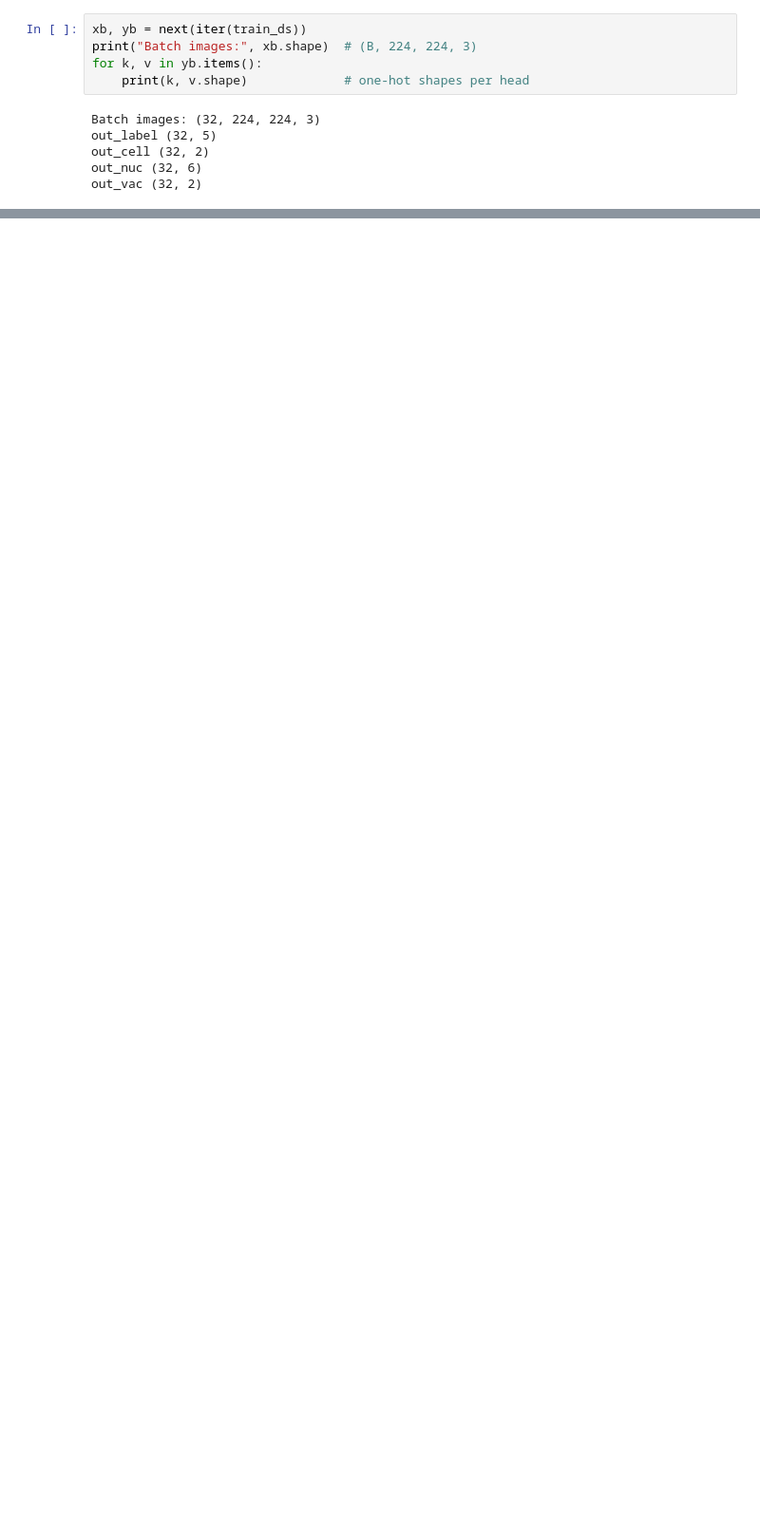
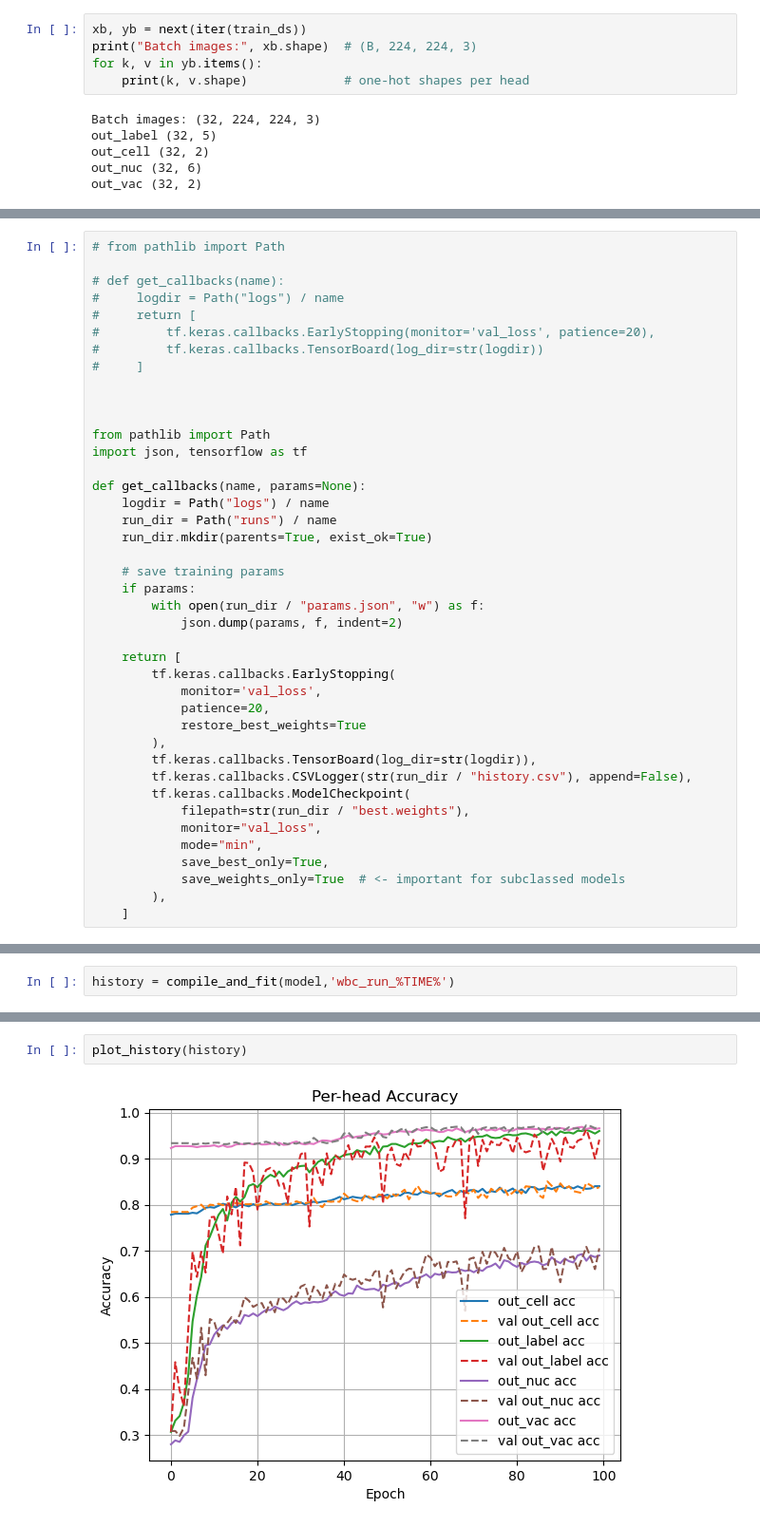
Before and after one commit to sheikhmunim/deep_learning_assign1_wbc, a Jupyter notebook: assignment_1.ipynb, the cells around one changed output, grey strips where cells are left out. Shown at 95% size. Saved outputs shown, nothing was run; the diff lists cells and outputs as text; blank space fills up the shorter version.

```diff
--- a/assignment_1.ipynb
+++ b/assignment_1.ipynb
@@ -517,0 +677,41 @@ Epoch 10/10
+# %%
+# from pathlib import Path
+
+# def get_callbacks(name):
+#     logdir = Path("logs") / name
+#     return [
+#         tf.keras.callbacks.EarlyStopping(monitor='val_loss', patience=20),
+#         tf.keras.callbacks.TensorBoard(log_dir=str(logdir))
+#     ]
+
+
+
+from pathlib import Path
+import json, tensorflow as tf
+
+def get_callbacks(name, params=None):
+    logdir = Path("logs") / name
+    run_dir = Path("runs") / name
+    run_dir.mkdir(parents=True, exist_ok=True)
+
+    # save training params
+    if params:
+        with open(run_dir / "params.json", "w") as f:
+            json.dump(params, f, indent=2)
+
+    return [
+        tf.keras.callbacks.EarlyStopping(
+            monitor='val_loss',
+            patience=20,
+            restore_best_weights=True
+        ),
+        tf.keras.callbacks.TensorBoard(log_dir=str(logdir)),
+        tf.keras.callbacks.CSVLogger(str(run_dir / "history.csv"), append=False),
+        tf.keras.callbacks.ModelCheckpoint(
+            filepath=str(run_dir / "best.weights"),
+            monitor="val_loss",
+            mode="min",
+            save_best_only=True,
+            save_weights_only=True  # <- important for subclassed models
+        ),
+    ]
@@ -517,0 +804,2 @@ Epoch 10/10
+# %%
+history = compile_and_fit(model,'wbc_run_%TIME%')
@@ -517,0 +944,4 @@ Epoch 10/10
+# %%
+plot_history(history)
+# %% [output]
+[figure, added]
```
Also changed, not shown: parts of 26 cells of this notebook.
